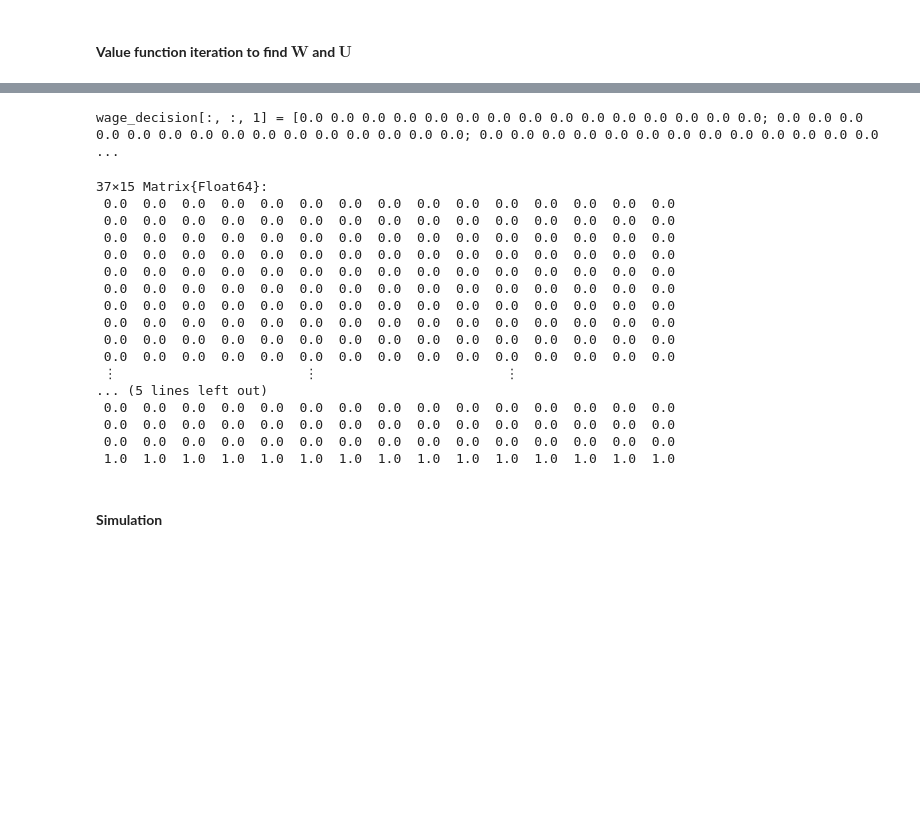
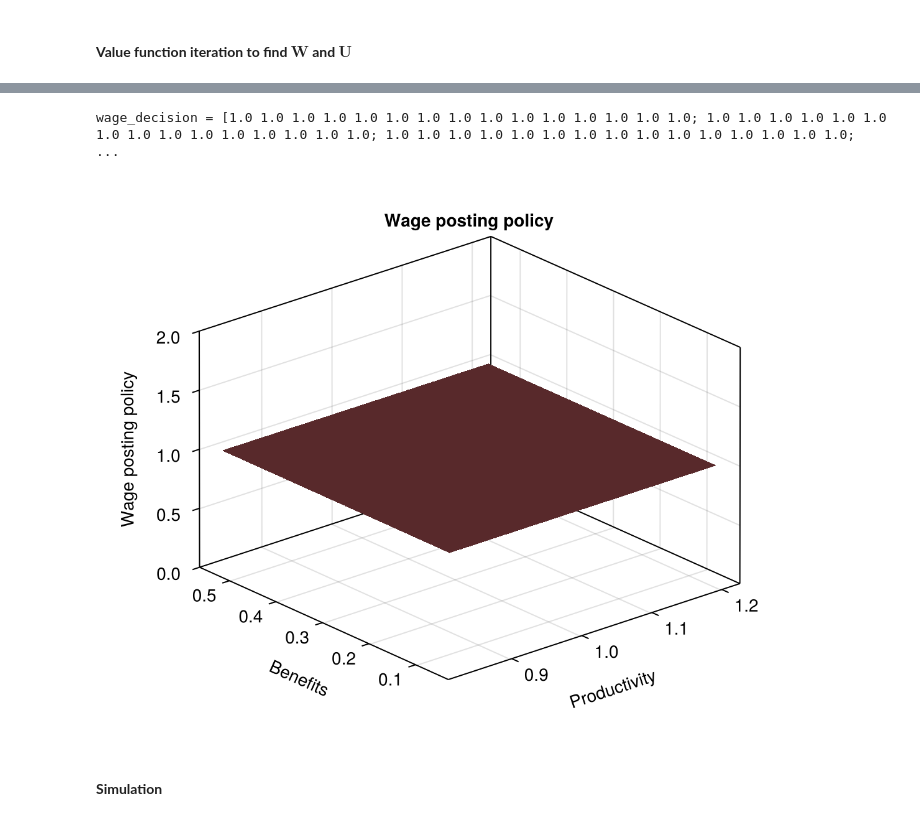
Before and after one commit to sgcbayli024/macro_labour, a Jupyter notebook: hw5/hw5.ipynb, the cells around one changed output, grey strips where cells are left out. Drawn from its saved outputs; the diff is of its cells as text; code cells hidden in the pictures; blank space fills up the shorter version.

```diff
--- a/hw5/hw5.ipynb
+++ b/hw5/hw5.ipynb
@@ -614,24 +615,14 @@ s_pol = [0.4 0.4 0.4 0.4 0.4 0.4 0.4 0.4 0.4 0.4 0.4 0.4 0.4 0.4 0.4; 0.4 0.4 0.
-# %%
-@show wage_decision[:,:,1]
-# %% [output]
-wage_decision[:, :, 1] = [0.0 0.0 0.0 0.0 0.0 0.0 0.0 0.0 0.0 0.0 0.0 0.0 0.0 0.0 0.0; 0.0 0.0 0.0 0.0 0.0 0.0 0.0 0.0 0.0 0.0 0.0 0.0 0.0 0.0 0.0; 0.0 0.0 0.0 0.0 0.0 0.0 0.0 0.0 0.0 0.0 0.0 0.0 0.0  ...
-37×15 Matrix{Float64}:
- 0.0  0.0  0.0  0.0  0.0  0.0  0.0  0.0  0.0  0.0  0.0  0.0  0.0  0.0  0.0
- 0.0  0.0  0.0  0.0  0.0  0.0  0.0  0.0  0.0  0.0  0.0  0.0  0.0  0.0  0.0
- 0.0  0.0  0.0  0.0  0.0  0.0  0.0  0.0  0.0  0.0  0.0  0.0  0.0  0.0  0.0
- 0.0  0.0  0.0  0.0  0.0  0.0  0.0  0.0  0.0  0.0  0.0  0.0  0.0  0.0  0.0
- 0.0  0.0  0.0  0.0  0.0  0.0  0.0  0.0  0.0  0.0  0.0  0.0  0.0  0.0  0.0
- 0.0  0.0  0.0  0.0  0.0  0.0  0.0  0.0  0.0  0.0  0.0  0.0  0.0  0.0  0.0
- 0.0  0.0  0.0  0.0  0.0  0.0  0.0  0.0  0.0  0.0  0.0  0.0  0.0  0.0  0.0
- 0.0  0.0  0.0  0.0  0.0  0.0  0.0  0.0  0.0  0.0  0.0  0.0  0.0  0.0  0.0
- 0.0  0.0  0.0  0.0  0.0  0.0  0.0  0.0  0.0  0.0  0.0  0.0  0.0  0.0  0.0
- 0.0  0.0  0.0  0.0  0.0  0.0  0.0  0.0  0.0  0.0  0.0  0.0  0.0  0.0  0.0
- ⋮                        ⋮                        ⋮
-... (5 lines left out)
- 0.0  0.0  0.0  0.0  0.0  0.0  0.0  0.0  0.0  0.0  0.0  0.0  0.0  0.0  0.0
- 0.0  0.0  0.0  0.0  0.0  0.0  0.0  0.0  0.0  0.0  0.0  0.0  0.0  0.0  0.0
- 0.0  0.0  0.0  0.0  0.0  0.0  0.0  0.0  0.0  0.0  0.0  0.0  0.0  0.0  0.0
- 1.0  1.0  1.0  1.0  1.0  1.0  1.0  1.0  1.0  1.0  1.0  1.0  1.0  1.0  1.0
+# %%
+@show wage_decision
+
+fig2 = Figure()
+ax2 = Axis3(fig2, xlabel = "Productivity", ylabel = "Benefits", zlabel = "Wage posting policy", title = "Wage posting policy")
+surface!(ax2, z_grid_plot, b_grid_plot, wage_decision', colormap = :reds)
+fig2[1, 1] = ax2
+fig2
+# %% [output]
+wage_decision = [1.0 1.0 1.0 1.0 1.0 1.0 1.0 1.0 1.0 1.0 1.0 1.0 1.0 1.0 1.0; 1.0 1.0 1.0 1.0 1.0 1.0 1.0 1.0 1.0 1.0 1.0 1.0 1.0 1.0 1.0; 1.0 1.0 1.0 1.0 1.0 1.0 1.0 1.0 1.0 1.0 1.0 1.0 1.0 1.0 1.0;  ...
+[figure, added]
 # %% [markdown]
 #### **Simulation**
 # %%
```
Also changed, not shown: parts of 9 cells of this notebook.
